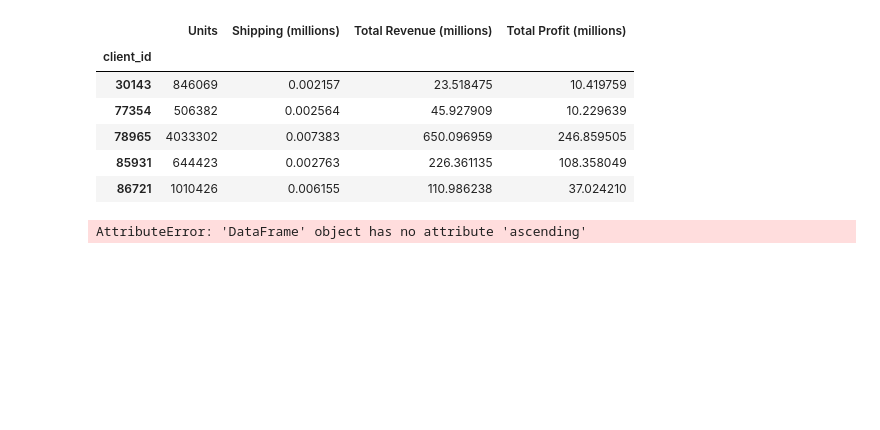
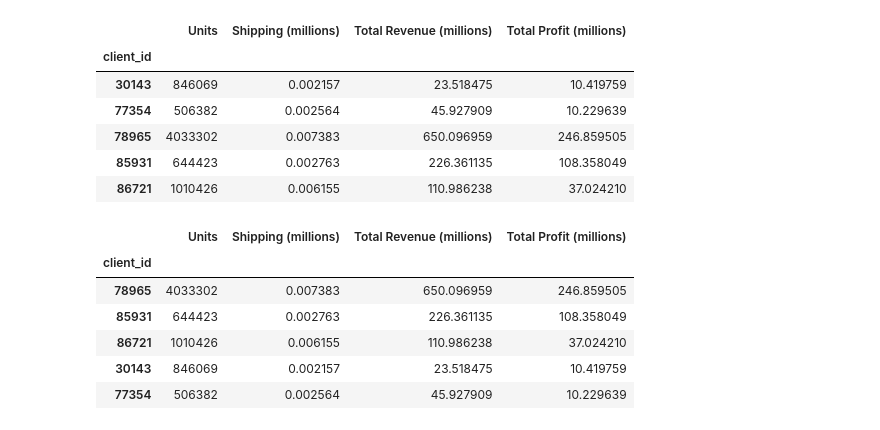
Before and after one commit to DanB369/pandas-challenge-1, a Jupyter notebook: wholesale_data_analysis_starter_code.ipynb, the cells around one changed output. Drawn from its saved outputs; the diff is of its cells as text; code cells hidden in the pictures; blank space fills up the shorter version.

```diff
--- a/wholesale_data_analysis_starter_code.ipynb
+++ b/wholesale_data_analysis_starter_code.ipynb
@@ -317,6 +317,13 @@ summary_df
 | 86721 | 1010426 | 0.006155 | 110.986238 | 37.024210 |
 # %%
 # Sort the updated data by "Total Profit (millions)" form highest to lowest and assign the sort to a new DatFrame.
-summar
+sorted_summary_df = summary_df.sort_values(by='Total Profit (millions)', ascending=False)
+sorted_summary_df
 # %% [output]
-AttributeError: 'DataFrame' object has no attribute 'ascending'
+|  | Units | Shipping (millions) | Total Revenue (millions) | Total Profit (millions) |
+| client_id |  |  |  |  |
+| 78965 | 4033302 | 0.007383 | 650.096959 | 246.859505 |
+| 85931 | 644423 | 0.002763 | 226.361135 | 108.358049 |
+| 86721 | 1010426 | 0.006155 | 110.986238 | 37.024210 |
+| 30143 | 846069 | 0.002157 | 23.518475 | 10.419759 |
+| 77354 | 506382 | 0.002564 | 45.927909 | 10.229639 |
```
